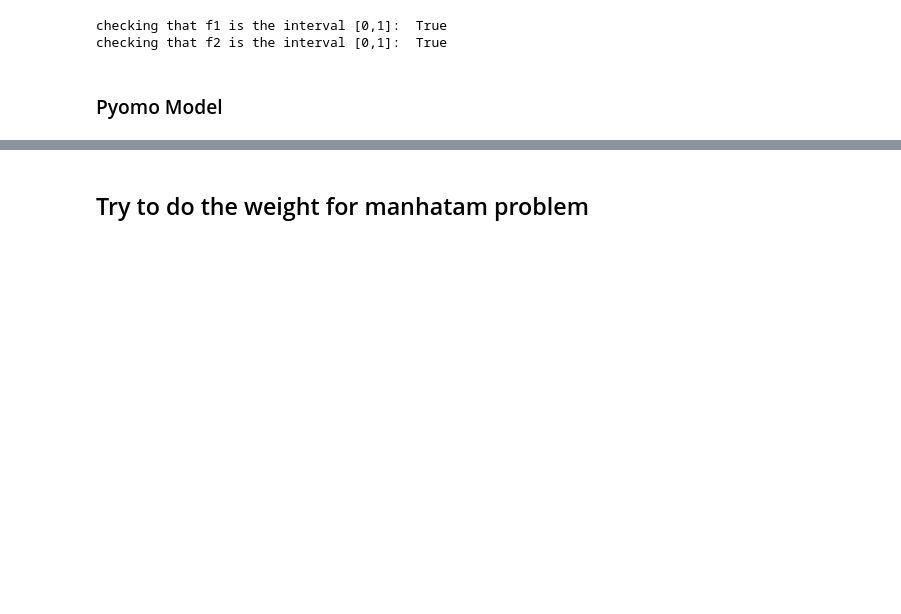
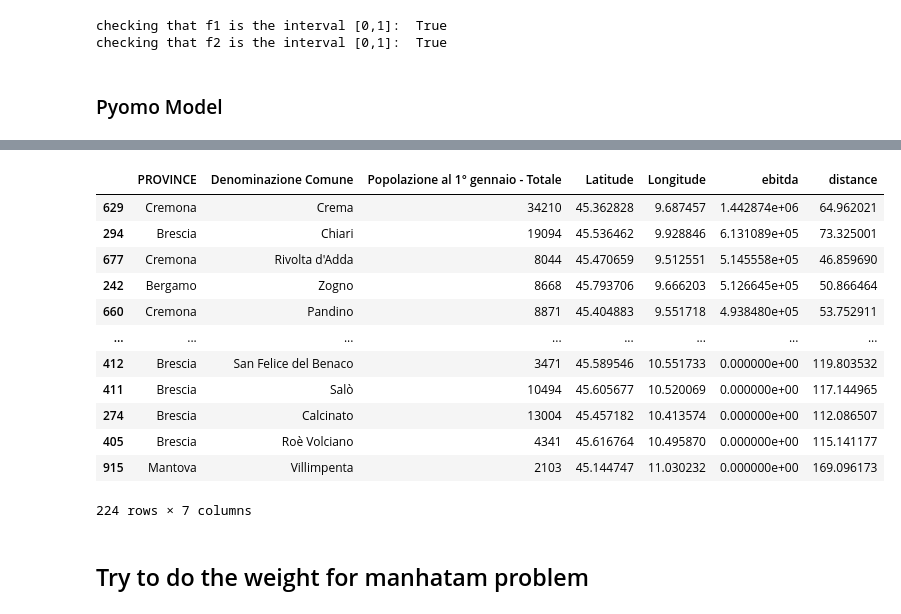
Before and after one commit to LoreJob/Logistic-Problem-Walmart, a Jupyter notebook: Pyomo Model/ProjectTemplate.ipynb, the cells around one changed output, grey strips where cells are left out. Saved outputs shown, nothing was run; the diff lists cells and outputs as text; code cells hidden in the pictures; blank space fills up the shorter version.

```diff
--- a/Pyomo Model/ProjectTemplate.ipynb
+++ b/Pyomo Model/ProjectTemplate.ipynb
@@ -707,3 +707,25 @@ Here are the comuni served by this store:
+# %%
+# comuni served by stores
+store_index = 45
+total_ebitda_from_comuni = ebitda[store_index]
+total_ebitda_from_comuni.name = "ebitda"
+distance_from_store = distances_matrix[store_index]
+distance_from_store.name = "distance"
+df_ter.iloc[np.asarray(stores_to_open[store_index])-1].join(total_ebitda_from_comuni).join(distance_from_store).sort_values(by = "ebitda", ascending = False)
+# %% [output]
+|  | PROVINCE | Denominazione Comune | Popolazione al 1° gennaio - Totale | Latitude | Longitude | ebitda | distance |
+| 629 | Cremona | Crema | 34210 | 45.362828 | 9.687457 | 1.442874e+06 | 64.962021 |
+| 294 | Brescia | Chiari | 19094 | 45.536462 | 9.928846 | 6.131089e+05 | 73.325001 |
+| 677 | Cremona | Rivolta d'Adda | 8044 | 45.470659 | 9.512551 | 5.145558e+05 | 46.859690 |
+| 242 | Bergamo | Zogno | 8668 | 45.793706 | 9.666203 | 5.126645e+05 | 50.866464 |
+| 660 | Cremona | Pandino | 8871 | 45.404883 | 9.551718 | 4.938480e+05 | 53.752911 |
+| ... | ... | ... | ... | ... | ... | ... | ... |
+| 412 | Brescia | San Felice del Benaco | 3471 | 45.589546 | 10.551733 | 0.000000e+00 | 119.803532 |
+| 411 | Brescia | Salò | 10494 | 45.605677 | 10.520069 | 0.000000e+00 | 117.144965 |
+| 274 | Brescia | Calcinato | 13004 | 45.457182 | 10.413574 | 0.000000e+00 | 112.086507 |
+| 405 | Brescia | Roè Volciano | 4341 | 45.616764 | 10.495870 | 0.000000e+00 | 115.141177 |
+| 915 | Mantova | Villimpenta | 2103 | 45.144747 | 11.030232 | 0.000000e+00 | 169.096173 |
+224 rows × 7 columns
 # %% [markdown]
 ## Try to do the weight for manhatam problem
 # %%
```
Also changed, not shown: parts of 3 cells of this notebook.
